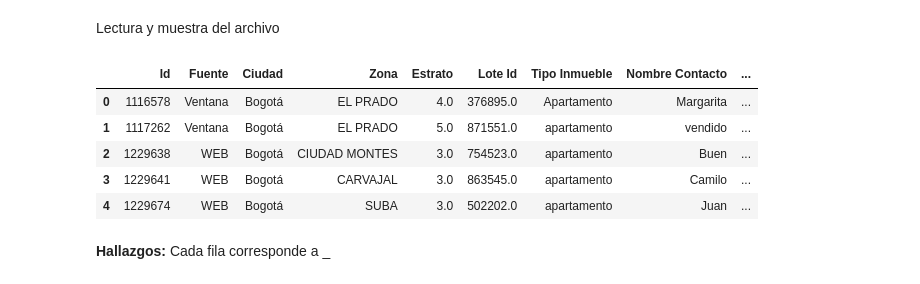
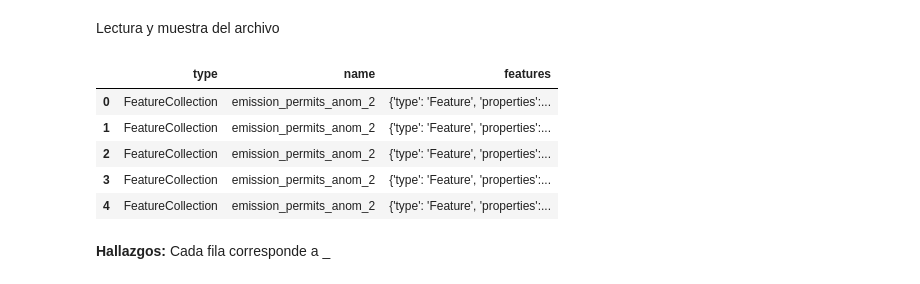
Before and after one commit to sariswis/Proyecto-Visual-Analytics, a Jupyter notebook: entendimiento/Dataset 2 - Lugares de emisiones.ipynb, the cells around one changed output. Saved outputs shown, nothing was run; the diff lists cells and outputs as text; code cells hidden in the pictures.

Commit message:
fix: print table

```diff
--- a/entendimiento/Dataset 2 - Lugares de emisiones.ipynb
+++ b/entendimiento/Dataset 2 - Lugares de emisiones.ipynb
@@ -53,15 +53,15 @@ def print_table(df):
 # %% [markdown]
 Lectura y muestra del archivo
 # %%
-df =  pd.read_excel("")
+df =  pd.read_json("../data/emission_permits_anom_2.json")
 df.head()
 # %% [output]
-|  | Id | Fuente | Ciudad | Zona | Estrato | Lote Id | Tipo Inmueble | Nombre Contacto | ... |
-| 0 | 1116578 | Ventana | Bogotá | EL PRADO | 4.0 | 376895.0 | Apartamento | Margarita | ... |
-| 1 | 1117262 | Ventana | Bogotá | EL PRADO | 5.0 | 871551.0 | apartamento | vendido | ... |
-| 2 | 1229638 | WEB | Bogotá | CIUDAD MONTES | 3.0 | 754523.0 | apartamento | Buen | ... |
-| 3 | 1229641 | WEB | Bogotá | CARVAJAL | 3.0 | 863545.0 | apartamento | Camilo | ... |
-| 4 | 1229674 | WEB | Bogotá | SUBA | 3.0 | 502202.0 | apartamento | Juan | ... |
+|  | type | name | features |
+| 0 | FeatureCollection | emission_permits_anom_2 | {'type': 'Feature', 'properties':... |
+| 1 | FeatureCollection | emission_permits_anom_2 | {'type': 'Feature', 'properties':... |
+| 2 | FeatureCollection | emission_permits_anom_2 | {'type': 'Feature', 'properties':... |
+| 3 | FeatureCollection | emission_permits_anom_2 | {'type': 'Feature', 'properties':... |
+| 4 | FeatureCollection | emission_permits_anom_2 | {'type': 'Feature', 'properties':... |
 # %% [markdown]
 **Hallazgos:** Cada fila corresponde a _
 # %% [markdown]
```
Also changed, not shown: parts of 1 cell of this notebook, 1 other file.
